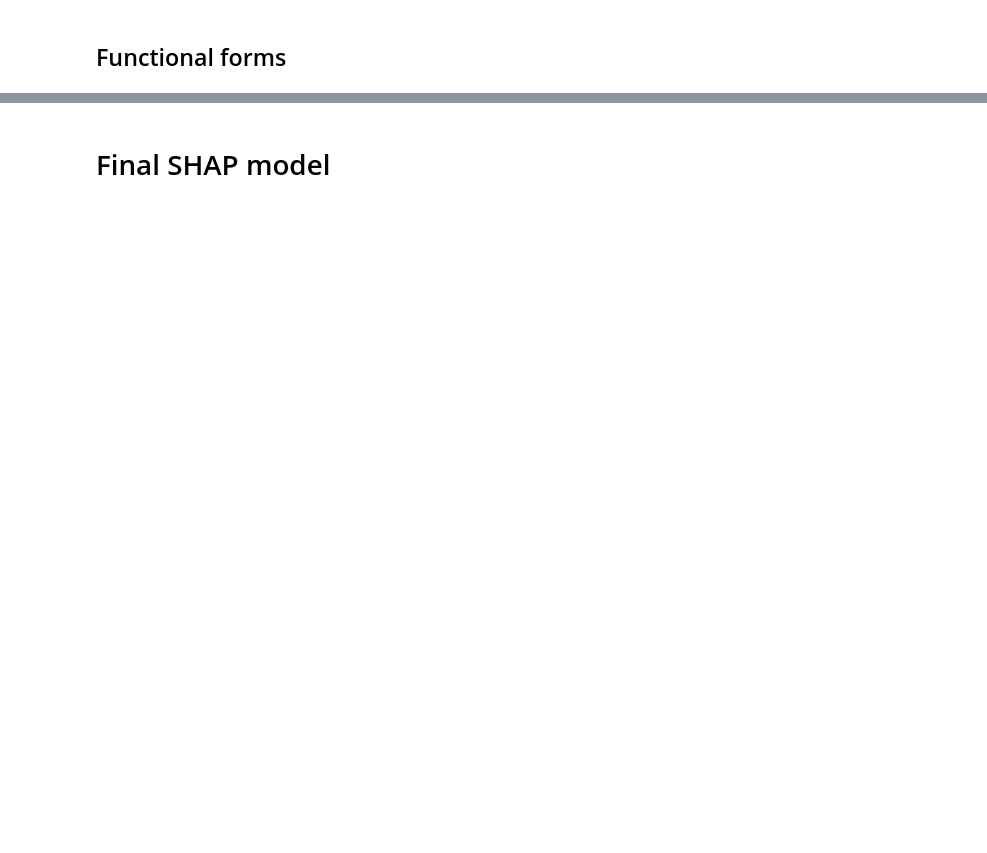
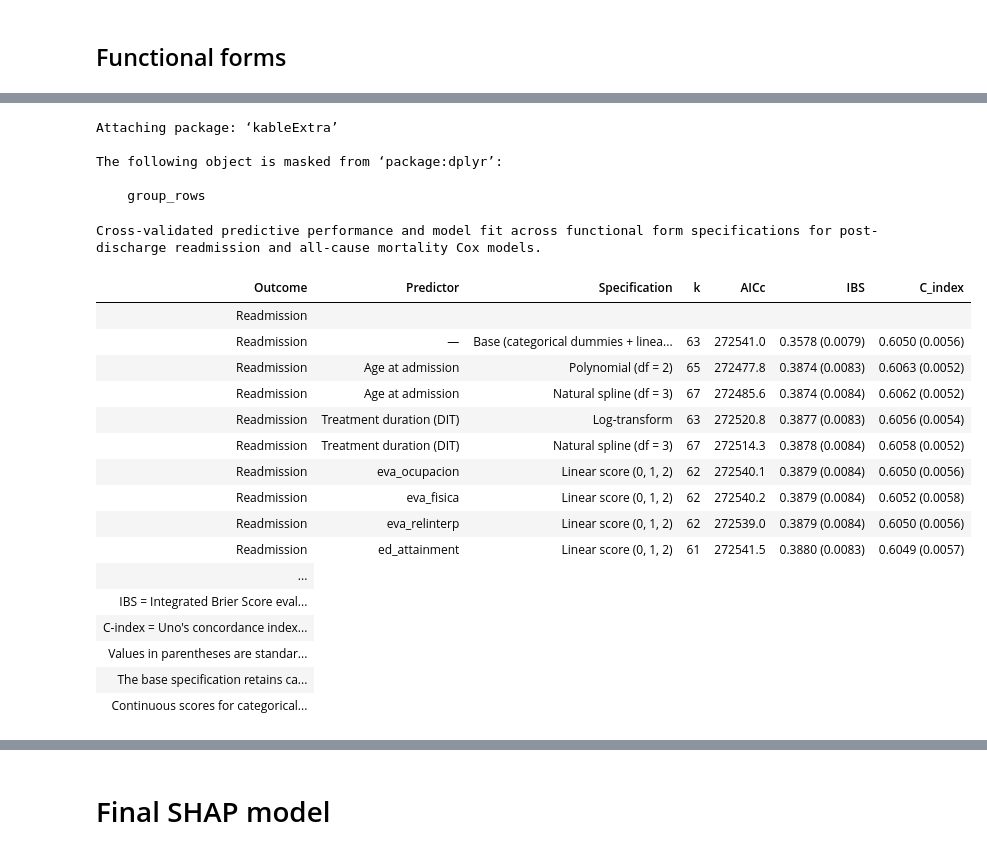
Before and after one commit to FONDECYTACC/cons2025, a Jupyter notebook: prediction24_converted.ipynb, the cells around one changed output, grey strips where cells are left out. Cells and saved outputs as stored; diff of their text form; code cells hidden in the pictures; blank space fills up the shorter version.

```diff
--- a/prediction24_converted.ipynb
+++ b/prediction24_converted.ipynb
@@ -3092,0 +4438,68 @@ formula_death_int_spline <- update(
+# %%
+#| label: tbl-functional-form-comparison
+#| tbl-cap: "Cross-validated predictive performance and model fit across functional form specifications."
+
+library(dplyr)
+library(knitr)
+library(kableExtra)
+
+tbl <- tribble(
+  ~Outcome, ~Predictor, ~Specification, ~k, ~AICc, ~IBS, ~C_index,
+  "Readmission", "—", "Base (categorical dummies + linear terms)", 63, 272541.0, "0.3578 (0.0079)", "0.6050 (0.0056)",
+  "Readmission", "Age at admission", "Polynomial (df = 2)", 65, 272477.8, "0.3874 (0.0083)", "0.6063 (0.0052)",
+  "Readmission", "Age at admission", "Natural spline (df = 3)", 67, 272485.6, "0.3874 (0.0084)", "0.6062 (0.0052)",
+  "Readmission", "Treatment duration (DIT)", "Log-transform", 63, 272520.8, "0.3877 (0.0083)", "0.6056 (0.0054)",
+  "Readmission", "Treatment duration (DIT)", "Natural spline (df = 3)", 67, 272514.3, "0.3878 (0.0084)", "0.6058 (0.0052)",
+  "Readmission", "eva_ocupacion", "Linear score (0, 1, 2)", 62, 272540.1, "0.3879 (0.0084)", "0.6050 (0.0056)",
+  "Readmission", "eva_fisica", "Linear score (0, 1, 2)", 62, 272540.2, "0.3879 (0.0084)", "0.6052 (0.0058)",
+  "Readmission", "eva_relinterp", "Linear score (0, 1, 2)", 62, 272539.0, "0.3879 (0.0084)", "0.6050 (0.0056)",
+  "Readmission", "ed_attainment", "Linear score (0, 1, 2)", 61, 272541.5, "0.3880 (0.0083)", "0.6049 (0.0057)",
+  "Readmission", "prim_sub_freq", "Linear score (0, 1, 2)", 62, 272539.0, "0.3879 (0.0084)", "0.6051 (0.0057)",
+  "Death", "—", "Base (categorical dummies + linear terms)", 38, 51483.0, "0.0907 (0.0040)", "0.7371 (0.0202)",
+  "Death", "Age at admission", "Natural spline (df = 3)", 44, 51473.6, "0.1136 (0.0049)", "0.7380 (0.0183)"
+)
+
+tbl |>
+  kbl(
+    format = "markdown",
+    booktabs = TRUE,
+    align = c("l", "l", "l", "c", "r", "c", "c"),
+    caption = "Cross-validated predictive performance and model fit across functional form specifications for post-discharge readmission and all-cause mortality Cox models."
+  ) |>
+  pack_rows("Readmission", 1, 10) |>
+  pack_rows("Death", 11, 12) |>
+  footnote(
+    general = c(
+      "Note. AICc = Akaike Information Criterion corrected (lower indicates better parsimony).",
+      "IBS = Integrated Brier Score evaluated via 5-fold cross-validation across 5 imputations (lower indicates better calibration and discrimination).",
+      "C-index = Uno's concordance index (higher indicates better discrimination).",
+      "Values in parentheses are standard deviations across the 25 fold-by-imputation pairs.",
+      "The base specification retains categorical dummy variables and linear continuous terms as selected via SHAP-informed variable selection.",
+      "Continuous scores for categorical evaluations were constructed as linear composites (0 = reference, 1 = intermediate, 2 = minimum achievement)."
+    ),
+    threeparttable = TRUE
+  )
+# %% [output]
+Attaching package: ‘kableExtra’
+
+The following object is masked from ‘package:dplyr’:
+
+    group_rows
+Cross-validated predictive performance and model fit across functional form specifications for post-discharge readmission and all-cause mortality Cox models.
+| Outcome | Predictor | Specification | k | AICc | IBS | C_index |
+| Readmission |  |  |  |  |  |  |
+| Readmission | — | Base (categorical dummies + linea... | 63 | 272541.0 | 0.3578 (0.0079) | 0.6050 (0.0056) |
+| Readmission | Age at admission | Polynomial (df = 2) | 65 | 272477.8 | 0.3874 (0.0083) | 0.6063 (0.0052) |
+| Readmission | Age at admission | Natural spline (df = 3) | 67 | 272485.6 | 0.3874 (0.0084) | 0.6062 (0.0052) |
+| Readmission | Treatment duration (DIT) | Log-transform | 63 | 272520.8 | 0.3877 (0.0083) | 0.6056 (0.0054) |
+| Readmission | Treatment duration (DIT) | Natural spline (df = 3) | 67 | 272514.3 | 0.3878 (0.0084) | 0.6058 (0.0052) |
+| Readmission | eva_ocupacion | Linear score (0, 1, 2) | 62 | 272540.1 | 0.3879 (0.0084) | 0.6050 (0.0056) |
+| Readmission | eva_fisica | Linear score (0, 1, 2) | 62 | 272540.2 | 0.3879 (0.0084) | 0.6052 (0.0058) |
+| Readmission | eva_relinterp | Linear score (0, 1, 2) | 62 | 272539.0 | 0.3879 (0.0084) | 0.6050 (0.0056) |
+| Readmission | ed_attainment | Linear score (0, 1, 2) | 61 | 272541.5 | 0.3880 (0.0083) | 0.6049 (0.0057) |
+| ... |
+| IBS = Integrated Brier Score eval... |
+| C-index = Uno's concordance index... |
+| Values in parentheses are standar... |
+| The base specification retains ca... |
+| Continuous scores for categorical... |
```
Also changed, not shown: parts of 80 cells of this notebook, 4 other files.
